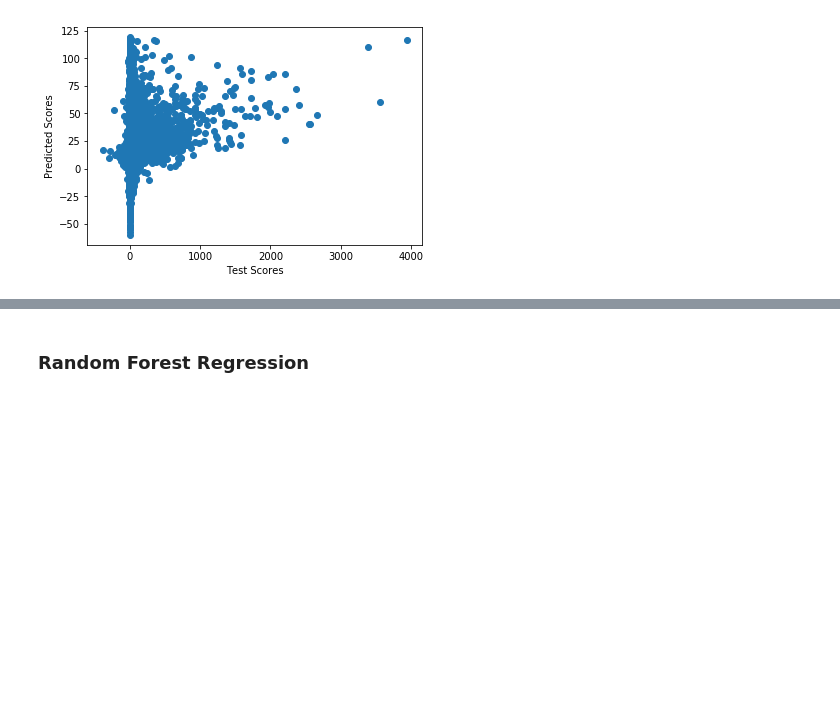
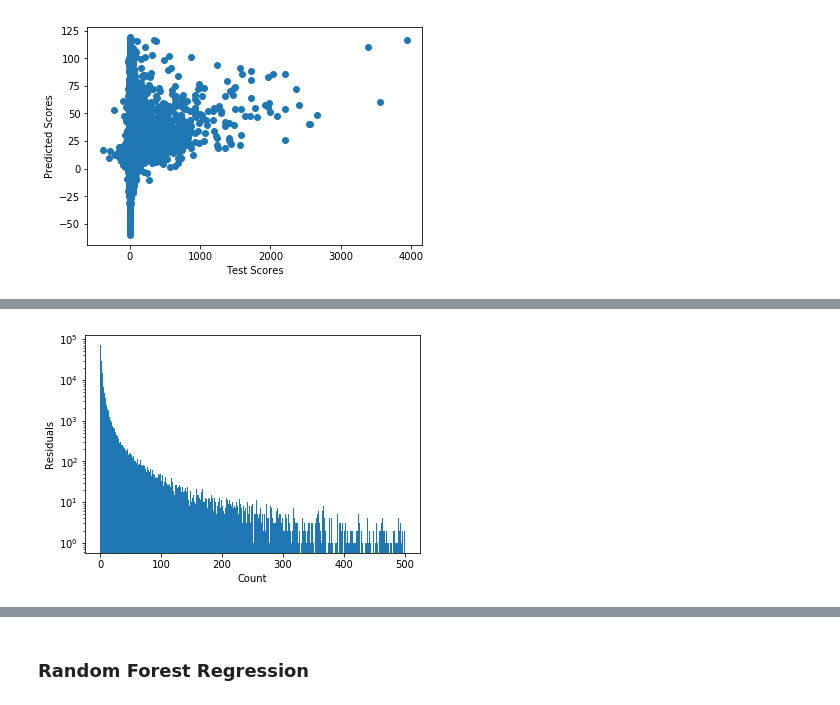
Before and after one commit to Prakhar-USF/ml-reddit, a Jupyter notebook: TheEnd_v3.ipynb, the cells around one changed output, grey strips where cells are left out. Drawn from its saved outputs; the diff is of its cells as text; code cells hidden in the pictures; blank space fills up the shorter version.

```diff
--- a/TheEnd_v3.ipynb
+++ b/TheEnd_v3.ipynb
@@ -996,0 +864,4 @@ y_test_vs_y_predicted(y_test,y_predicted)
+# %%
+residuals_histogram(y_test,y_predicted)
+# %% [output]
+[figure, added]
```
Also changed, not shown: parts of 103 cells of this notebook.
